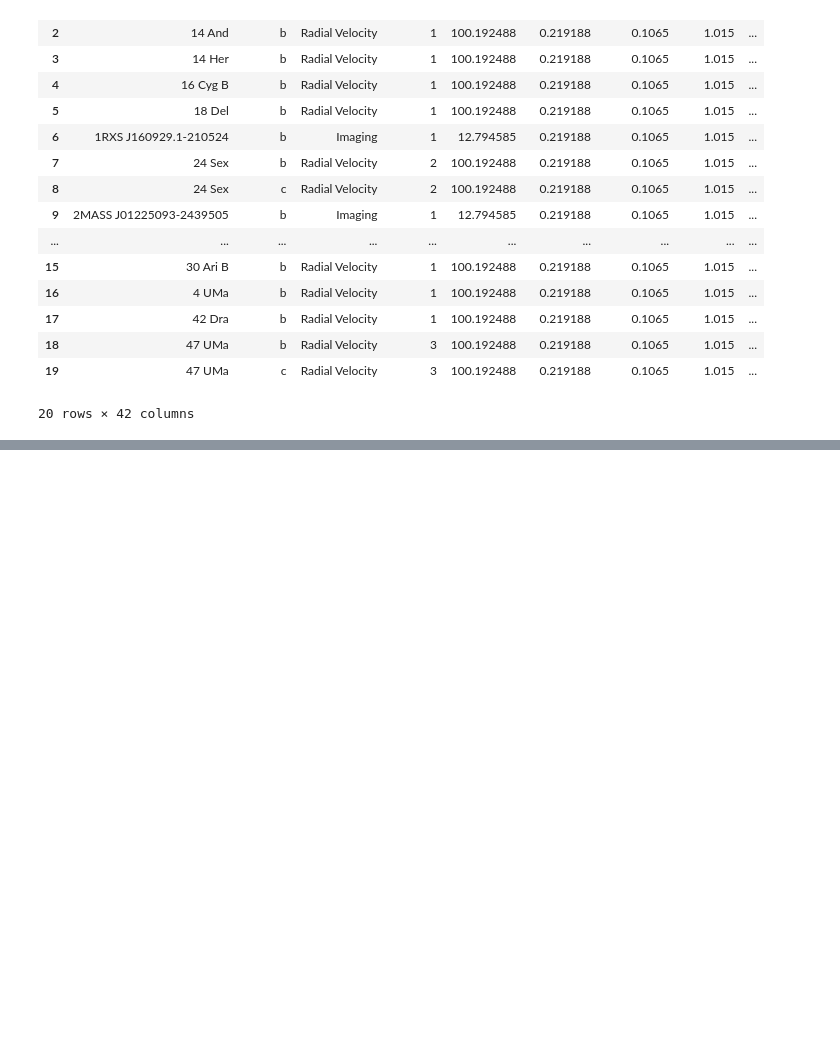
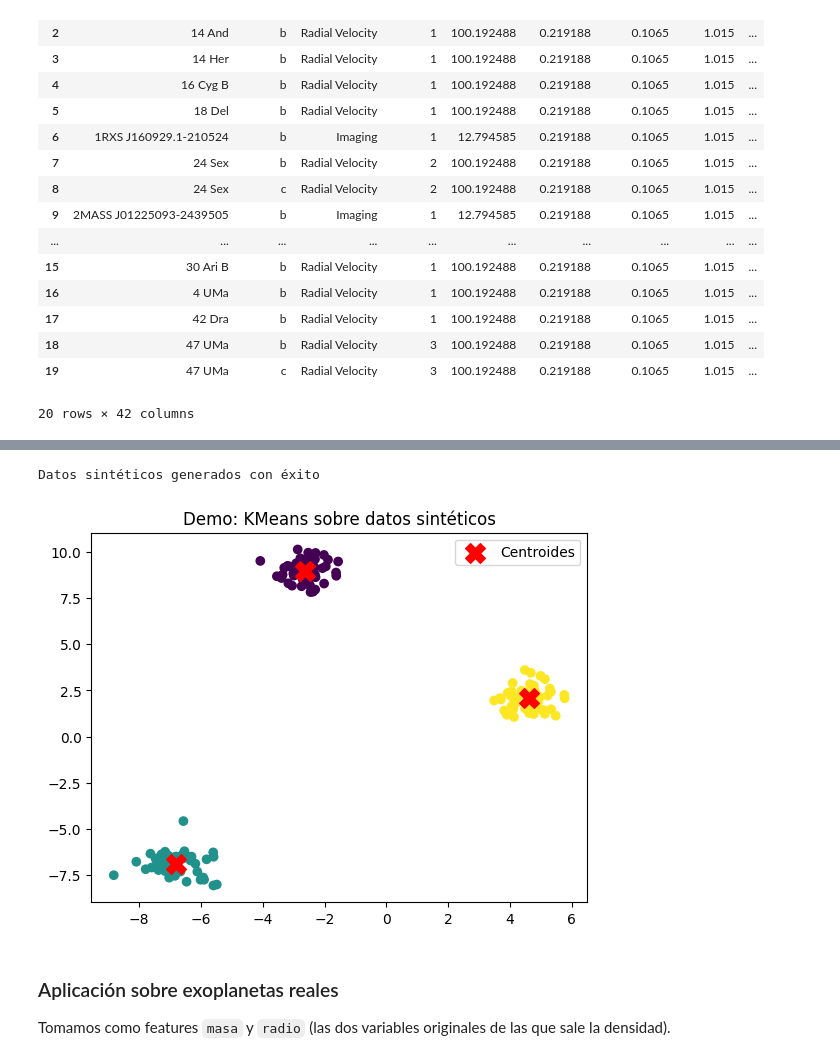
Before and after one commit to moirabittner/Evaluacion_Exoplanetas, a Jupyter notebook: Evaluacion1_Exoplanetas.ipynb, the cells around one changed output, grey strips where cells are left out. Cells and saved outputs as stored; diff of their text form; code cells hidden in the pictures; blank space fills up the shorter version.

```diff
--- a/Evaluacion1_Exoplanetas.ipynb
+++ b/Evaluacion1_Exoplanetas.ipynb
@@ -815,0 +793,20 @@ R²: 0.2717
+# %%
+# Datos sintéticos para entender visualmente KMeans
+X_demo, _ = make_blobs(n_samples=150, centers=3, random_state=42, cluster_std=0.6)
+print("Datos sintéticos generados con éxito")
+
+kmeans_demo = KMeans(n_clusters=3, random_state=42, n_init=10)
+labels_demo = kmeans_demo.fit_predict(X_demo)
+
+plt.scatter(X_demo[:, 0], X_demo[:, 1], c=labels_demo, cmap='viridis')
+plt.scatter(kmeans_demo.cluster_centers_[:, 0], kmeans_demo.cluster_centers_[:, 1],
+            s=200, c='red', marker='X', label='Centroides')
+plt.title("Demo: KMeans sobre datos sintéticos")
+plt.legend()
+plt.show()
+# %% [output]
+Datos sintéticos generados con éxito
+[figure, added]
+# %% [markdown]
+### Aplicación sobre exoplanetas reales
+Tomamos como features `masa` y `radio` (las dos variables originales de las que sale la densidad).
```
Also changed, not shown: parts of 39 cells of this notebook.
